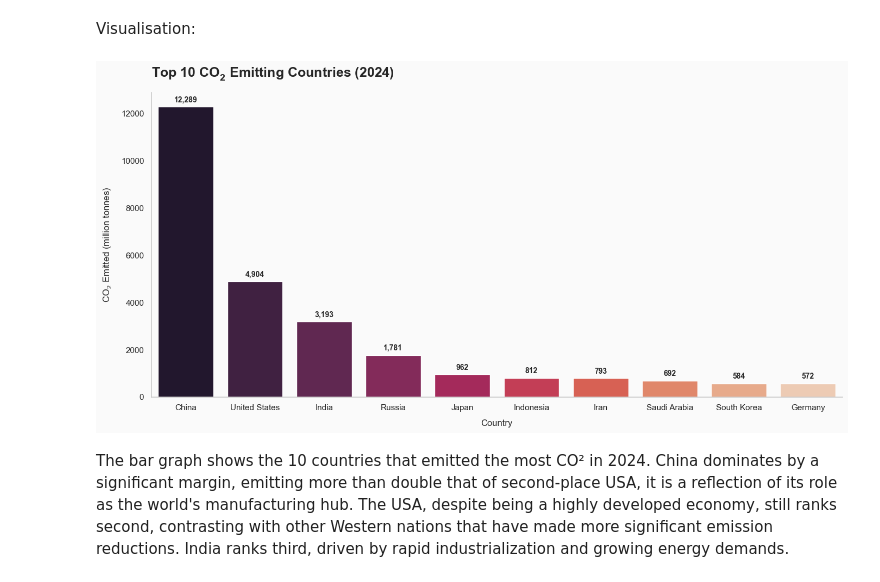
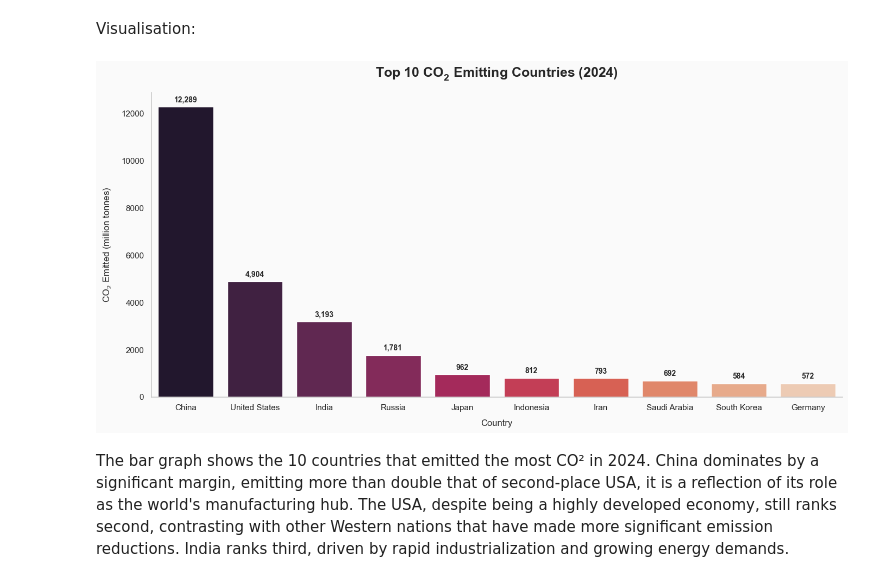
Before and after one commit to sahilchettri-data/climate_emissions_analysis, a Jupyter notebook: notebooks/climateemissions.ipynb, the cells around one changed output. Cells and saved outputs as stored; diff of their text form; code cells hidden in the pictures.

```diff
--- a/notebooks/climateemissions.ipynb
+++ b/notebooks/climateemissions.ipynb
@@ -28,33 +30,34 @@ Visualisation:
 # %%
 fig, ax = plt.subplots(figsize=(14, 7))
 fig.patch.set_facecolor('#FAFAFA')
 ax.set_facecolor('#FAFAFA')
 
 bars = sns.barplot(data=top10, x='country', y='co2',
                    palette='rocket', hue='country',
                    legend=False, ax=ax)
 
-# Add value labels on top of bars
+
 for p in ax.patches:
     ax.annotate(f'{p.get_height():,.0f}',
                 (p.get_x() + p.get_width() / 2., p.get_height()),
                 ha='center', va='center',
                 xytext=(0, 9),
                 textcoords='offset points',
                 fontsize=10,
                 fontweight='bold')
 
 sns.despine()
 ax.grid(False)
 ax.set_title('Top 10 $CO_2$ Emitting Countries (2024)',
-             fontsize=18, fontweight='bold', pad=20, loc='left')
+             fontsize=18, fontweight='bold', pad=20)
 ax.set_xlabel('Country', fontsize=12, labelpad=10)
 ax.set_ylabel('$CO_2$ Emitted (million tonnes)', fontsize=12, labelpad=10)
 ax.tick_params(axis='both', labelsize=11)
 plt.tight_layout()
+plt.savefig('top10co2emit2024.png', dpi=150, bbox_inches='tight')
 plt.show()
 # %% [output]
-[figure, old version]
+[figure, new version]
 # %% [markdown]
 The bar graph shows the 10 countries that emitted the most CO² in 2024. China dominates by a significant margin, emitting more than double that of second-place USA, it is a reflection of its role as the world's manufacturing hub. The USA, despite being a highly developed economy, still ranks second, contrasting with other Western nations that have made more significant emission reductions. India ranks third, driven by rapid industrialization and growing energy demands.
 # %%
```
Also changed, not shown: parts of 8 cells of this notebook.
